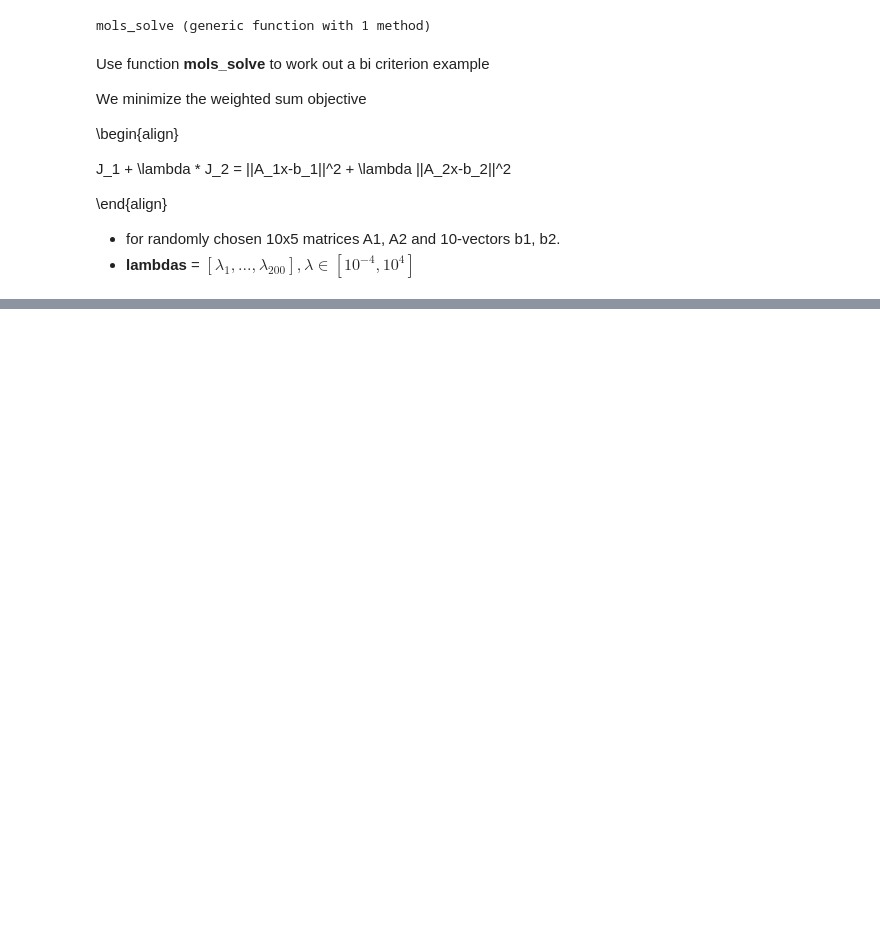
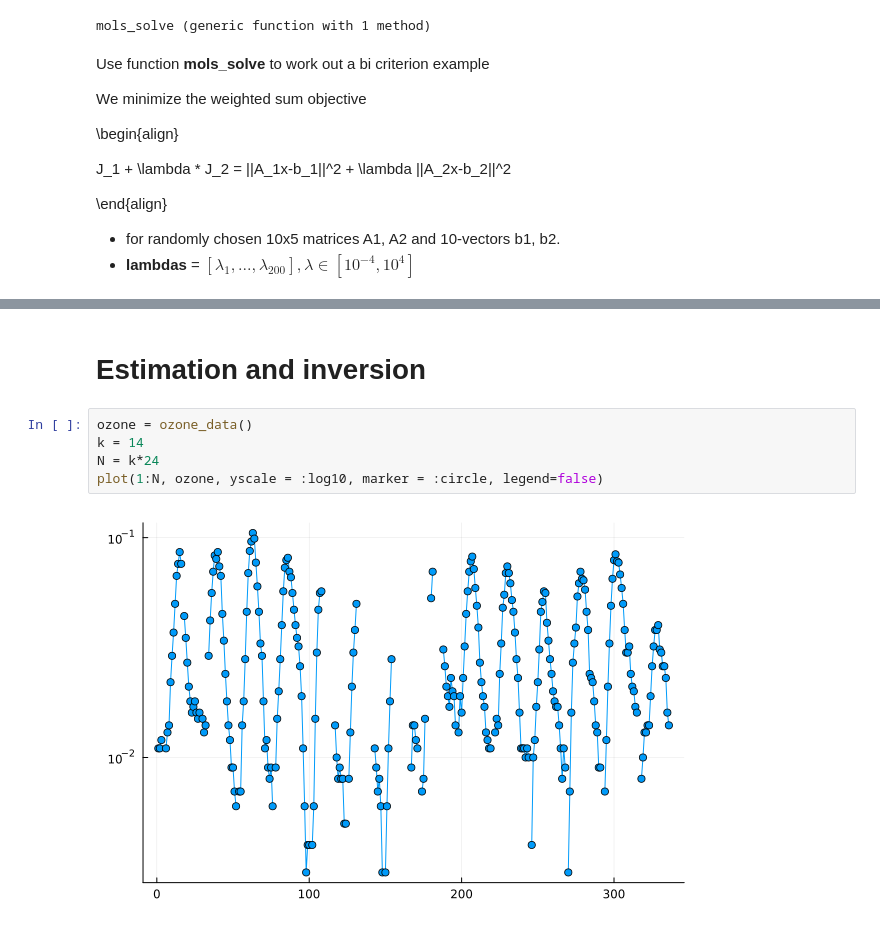
Before and after one commit to QuangMDoan/stanford-engr108, a Jupyter notebook: lec15/multi_objectives_least_squares.ipynb, the cells around one changed output, grey strips where cells are left out. Saved outputs shown, nothing was run; the diff lists cells and outputs as text; blank space fills up the shorter version.

```diff
--- a/lec15/multi_objectives_least_squares.ipynb
+++ b/lec15/multi_objectives_least_squares.ipynb
@@ -62,0 +83,9 @@ plot(lambdas, x', xscale = :log10, xlabel="lambda", label="")
+# %% [markdown]
+# Estimation and inversion
+# %%
+ozone = ozone_data()
+k = 14
+N = k*24
+plot(1:N, ozone, yscale = :log10, marker = :circle, legend=false)
+# %% [output]
+[figure, added]
```
Also changed, not shown: parts of 11 cells of this notebook.
